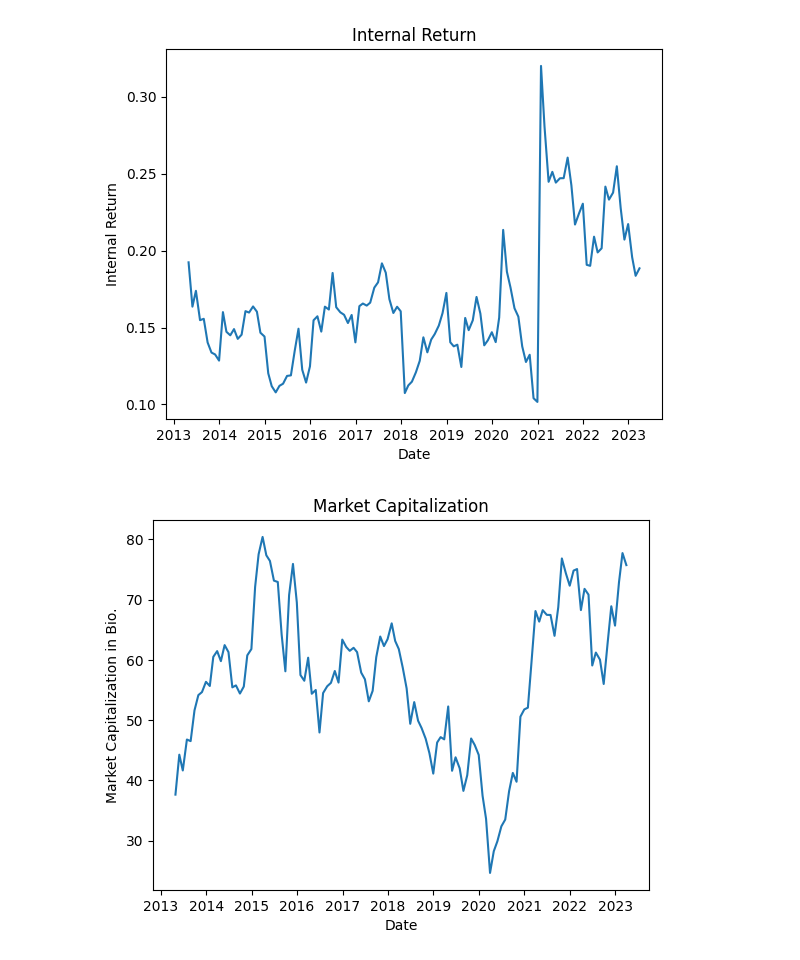
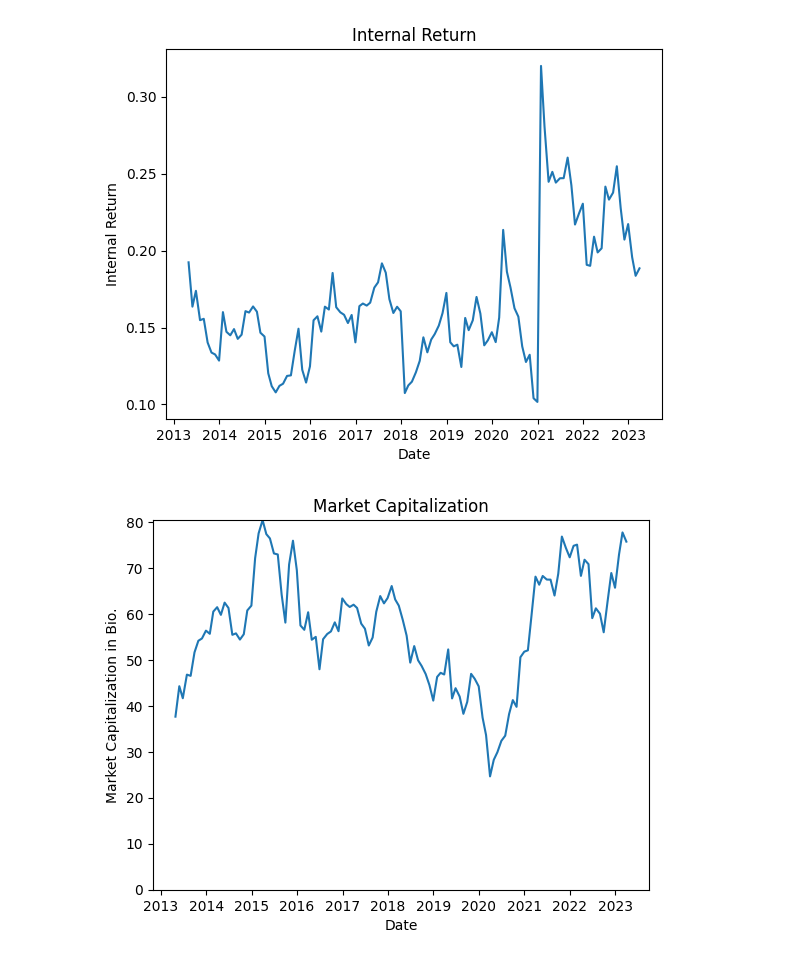
Before and after one commit to pfRobin/Corporate-Finance, a Jupyter notebook: mercedes.ipynb, the cells around one changed output. Drawn from its saved outputs; the diff is of its cells as text; code cells hidden in the pictures.

```diff
--- a/mercedes.ipynb
+++ b/mercedes.ipynb
@@ -10,6 +10,7 @@ marketCapitalization = mercedes["Market Capitalization"]
 profit = mercedes["Profit"]
 stockPrice = mercedes["Mercedes-Benz"]
 stockPriceHigh = stockPrice.max()
+marketCapitalizationHigh = marketCapitalization.max()
 # %%
 stockPriceHigh
 # %% [output]
@@ -50,8 +51,9 @@ plt.show()
 # %%
 plt.title("Market Capitalization")
 plt.ylabel("Market Capitalization in Bio.")
 plt.xlabel("Date")
+plt.ylim(0,marketCapitalizationHigh)
 plt.plot(date,marketCapitalization)
 plt.show()
 # %% [output]
-[figure, old version]
+[figure, new version]
```
